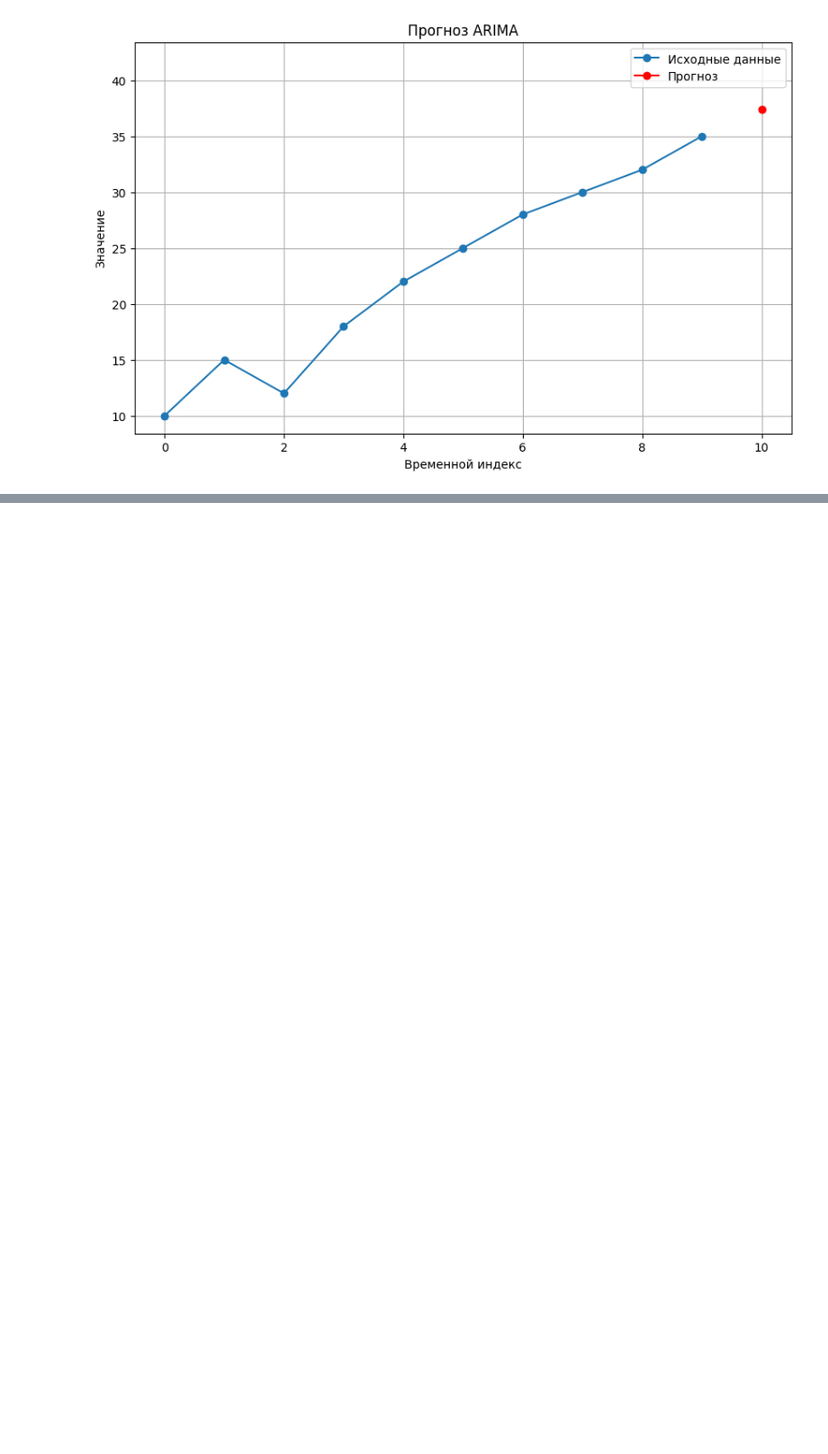
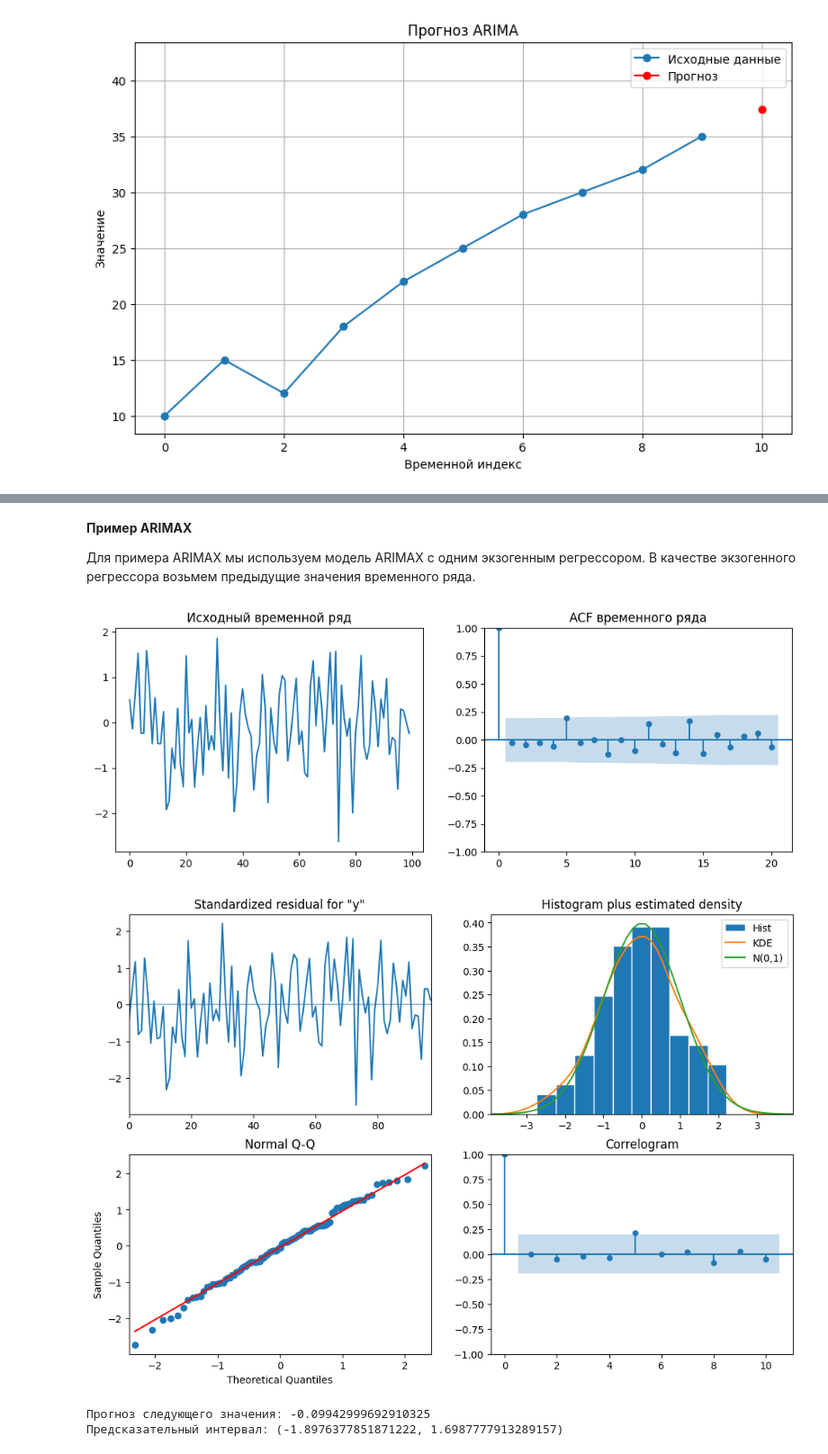
Before and after one commit to CodeHunterOfficial/TimeSeriesForecast_2024-2025, a Jupyter notebook: Тема 3. Модели вида ARIMA/Тема 3. Модели семейства ARIMA.ipynb, the cells around one changed output, grey strips where cells are left out. Shown at 90% size. Cells and saved outputs as stored; diff of their text form; code cells hidden in the pictures; blank space fills up the shorter version.

```diff
--- a/Тема 3. Модели вида ARIMA/Тема 3. Модели семейства ARIMA.ipynb
+++ b/Тема 3. Модели вида ARIMA/Тема 3. Модели семейства ARIMA.ipynb
@@ -1174,0 +1315,46 @@ Warnings:
+# %% [markdown]
+**Пример ARIMAX**
+
+Для примера ARIMAX мы используем модель ARIMAX с одним экзогенным регрессором. В качестве экзогенного регрессора возьмем предыдущие значения временного ряда.
+# %%
+import numpy as np
+import statsmodels.api as sm
+import matplotlib.pyplot as plt
+from statsmodels.graphics.tsaplots import plot_acf
+
+# Генерируем искусственные данные
+np.random.seed(42)
+y = np.random.normal(size=100)  # Временной ряд
+exog = np.roll(y, 1)  # Экзогенный регрессор (предыдущие значения временного ряда)
+
+# Убедимся, что exog имеет ту же длину, что и y
+exog = exog[:-1]
+
+# Строим модель ARIMAX
+arimax_model = sm.tsa.ARIMA(y[:-1], order=(1, 1, 1), exog=exog)
+arimax_result = arimax_model.fit()
+
+# Визуализация временного ряда и диагностика модели
+fig, (ax1, ax2) = plt.subplots(1, 2, figsize=(12, 4))
+ax1.plot(y)
+ax1.set_title('Исходный временной ряд')
+plot_acf(y, ax=ax2, lags=20, title='ACF временного ряда')
+plt.show()
+
+# Диагностика модели ARIMAX
+arimax_result.plot_diagnostics(figsize=(12, 8))
+plt.show()
+
+# Прогноз на одно значение вперед
+exog_forecast = np.roll(y, 1)[-1]  # Последнее значение временного ряда в качестве экзогенного регрессора
+forecast = arimax_result.get_forecast(steps=1, exog=[exog_forecast])
+forecast_mean = forecast.predicted_mean[0]
+forecast_ci = forecast.conf_int(alpha=0.05)
+
+print(f"Прогноз следующего значения: {forecast_mean}")
+print(f"Предсказательный интервал: ({forecast_ci[0, 0]}, {forecast_ci[0, 1]})")
+# %% [output]
+[figure, added]
+[figure, added]
+Прогноз следующего значения: -0.09942999692910325
+Предсказательный интервал: (-1.8976377851871222, 1.6987777913289157)
```
Also changed, not shown: parts of 5 cells of this notebook.
